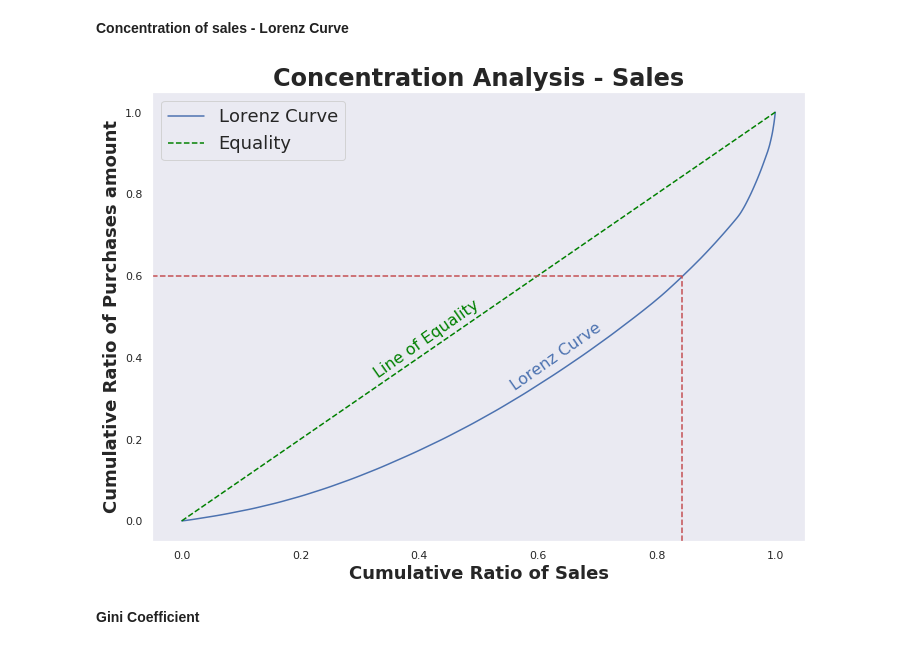
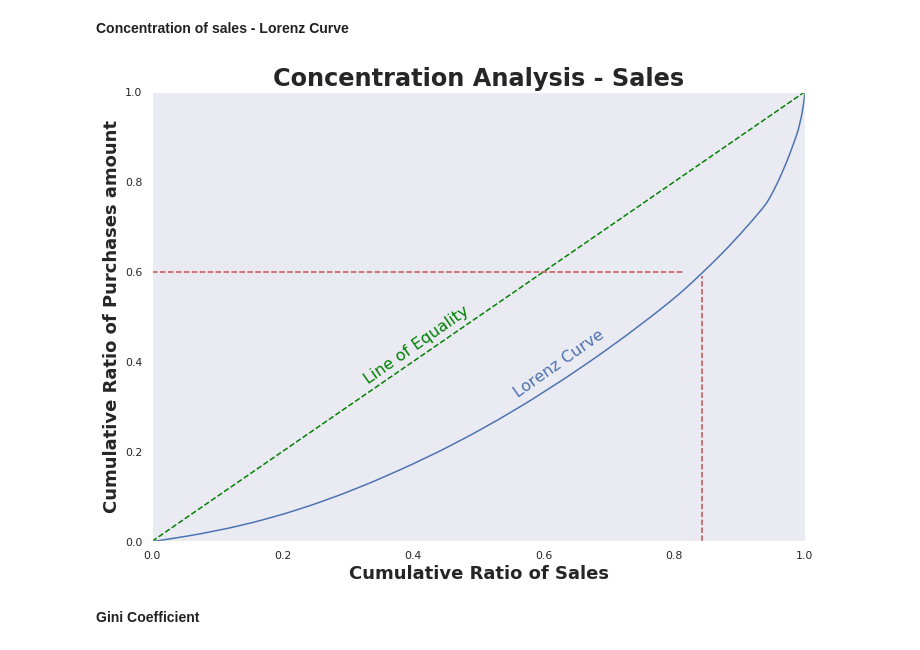
Before and after one commit to furawa/OC_data_analyst_projects, a Jupyter notebook: 02_analyze_company_sales/analyze_company_sales.ipynb, the cells around one changed output. Drawn from its saved outputs; the diff is of its cells as text; code cells hidden in the pictures.

Commit message:
refactor: Add xlim, ylim on the lorenz curve

```diff
--- a/02_analyze_company_sales/analyze_company_sales.ipynb
+++ b/02_analyze_company_sales/analyze_company_sales.ipynb
@@ -403,7 +402,7 @@ Let us rename the **sex** variable to **gender**, and **F to female**, **M to ma
 # Rename sex variable to gender
 sales_clean.rename(columns = {"sex":"gender"}, inplace = True)
 # Replace F by female and M by male
-sales_clean.gender.replace("F", "female", inplace = True)
-sales_clean.gender.replace("M", "male", inplace = True)
+sales_clean.gender.replace("F", "Female", inplace = True)
+sales_clean.gender.replace("M", "Male", inplace = True)
 sales_clean.head()
 # %% [output]
@@ -717,23 +716,24 @@ All the days of the week have almost the same amount of purchases, so there is n
 # %%
 # Plot the lorenz curve
 n = len(sales_clean.price) #size of the sample
 lorenz = np.cumsum(np.sort(sales_clean.price) / sales_clean.price.sum()) #result will be an array
 lorenz = np.append([0], lorenz) #values of the y axis on the curve, the curve will begin at 0
 
 # plt.axes().axis("equal") #x and y axis will have the same length
 xaxis = np.linspace(-1/n, 1+1/n, n+1) #values of the x axis on the curve
 plt.plot(xaxis, lorenz, drawstyle = "steps-post") # Plot lorenz curve
 plt.plot(xaxis, xaxis, linestyle="--", color = "green") # Plot the 1st bissector
+plt.xlim(0,1)
+plt.ylim(0,1)
 plt.ylabel("Cumulative Ratio of Purchases amount", fontsize = 18, fontweight = "bold")
 plt.xlabel("Cumulative Ratio of Sales", fontsize = 18, fontweight = "bold")
-plt.legend(["Lorenz Curve", "Equality"], loc = "upper left", fontsize = 18)
 plt.axvline(0.843, ymax = 0.59, linestyle = "--", color = "r") # Plot vertical and horizontal line
 plt.axhline(0.6, xmax = 0.813, linestyle = "--", color = "r")  #
 plt.title("Concentration Analysis - Sales", fontsize = 24, fontweight = "bold")
 plt.text(s = "Line of Equality", y = 0.35, x = 0.32, rotation = 35, fontsize = 16, color = "green")
 plt.text(s = "Lorenz Curve", y = 0.32, x = 0.55, rotation = 35, fontsize = 16, color = "b");
 # %% [output]
-[figure, old version]
+[figure, new version]
 # %% [markdown]
 **Gini Coefficient**
 # %%
```
Also changed, not shown: parts of 8 cells of this notebook.
